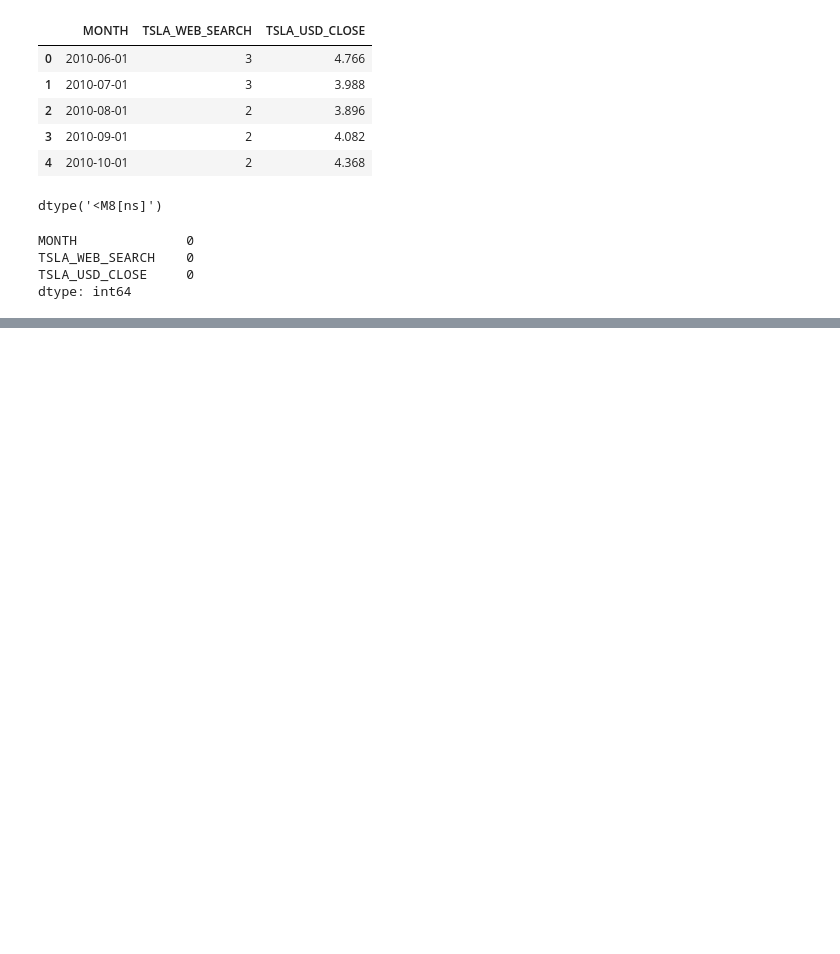
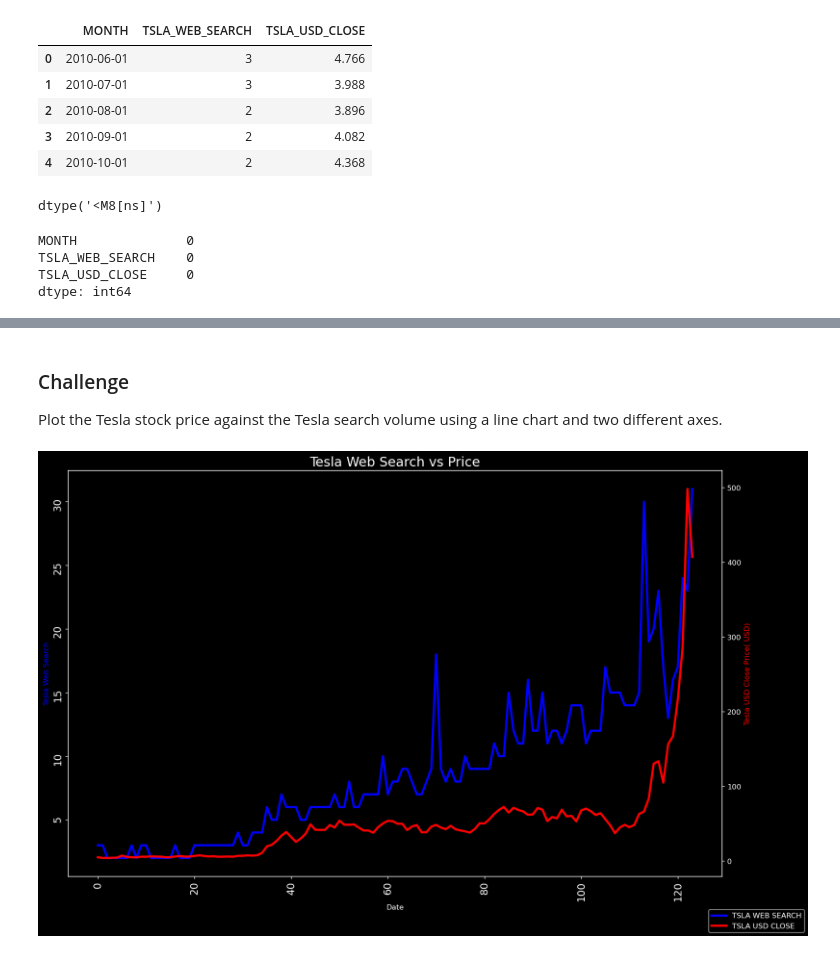
Before and after one commit to shane-221/Python_Basics, a Jupyter notebook: 09_Advanced-Data_Analysis(Pandas-Plotly-Seaborn)/75_Day_75_Matplotlib_Advanced/main.ipynb, the cells around one changed output, grey strips where cells are left out. Drawn from its saved outputs; the diff is of its cells as text; code cells hidden in the pictures; blank space fills up the shorter version.

```diff
--- a/09_Advanced-Data_Analysis(Pandas-Plotly-Seaborn)/75_Day_75_Matplotlib_Advanced/main.ipynb
+++ b/09_Advanced-Data_Analysis(Pandas-Plotly-Seaborn)/75_Day_75_Matplotlib_Advanced/main.ipynb
@@ -51,0 +79,43 @@ tesla_df.describe()
+# %% [markdown]
+### Challenge
+
+Plot the Tesla stock price against the Tesla search volume using a line chart and two different axes.
+# %%
+import matplotlib.pyplot as plt
+
+# Sizing the graph
+plt.figure(figsize=(16,10), dpi =120)
+plt.xticks(fontsize= 14 , rotation =90)
+plt.yticks(fontsize=14 , rotation=90)
+
+
+# Drawing the graph
+ax1 = plt.gca()
+ax2 = ax1.twinx()
+
+    # Functions:
+ax1.plot(tesla_df.index,
+         tesla_df["TSLA_WEB_SEARCH"],
+         linewidth =3,
+         label = "TSLA WEB SEARCH",
+         color ="b")
+ax2.plot(tesla_df.index,
+         tesla_df["TSLA_USD_CLOSE"],
+         linewidth =3,
+         label = "TSLA USD CLOSE",
+         color ="r")                            # Can use hex codes/ standard ones.
+
+# Functionalities
+ax1.set_xlabel("Date")
+ax1.set_ylabel("Tesla Web Search", color = "b")
+ax2.set_ylabel("Tesla USD Close Price( USD)", color = "r")
+plt.title("Tesla Web Search vs Price", fontsize=18)
+
+fig = plt.gcf()
+fig.legend(loc ="lower right")
+
+
+# showing the graph-make sure to use plt instead of ax1
+plt.show()
+# %% [output]
+[figure, added]
```
Also changed, not shown: parts of 5 cells of this notebook.
